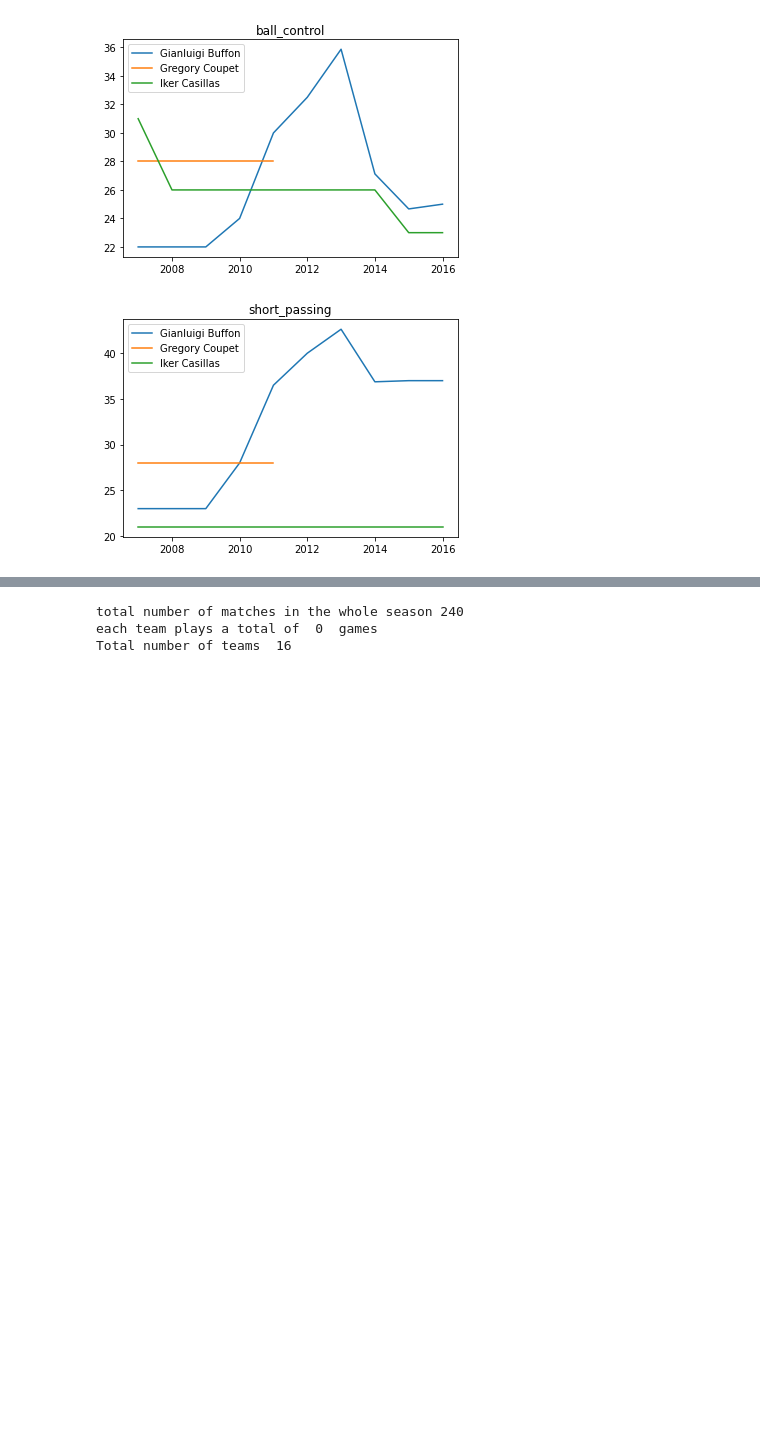
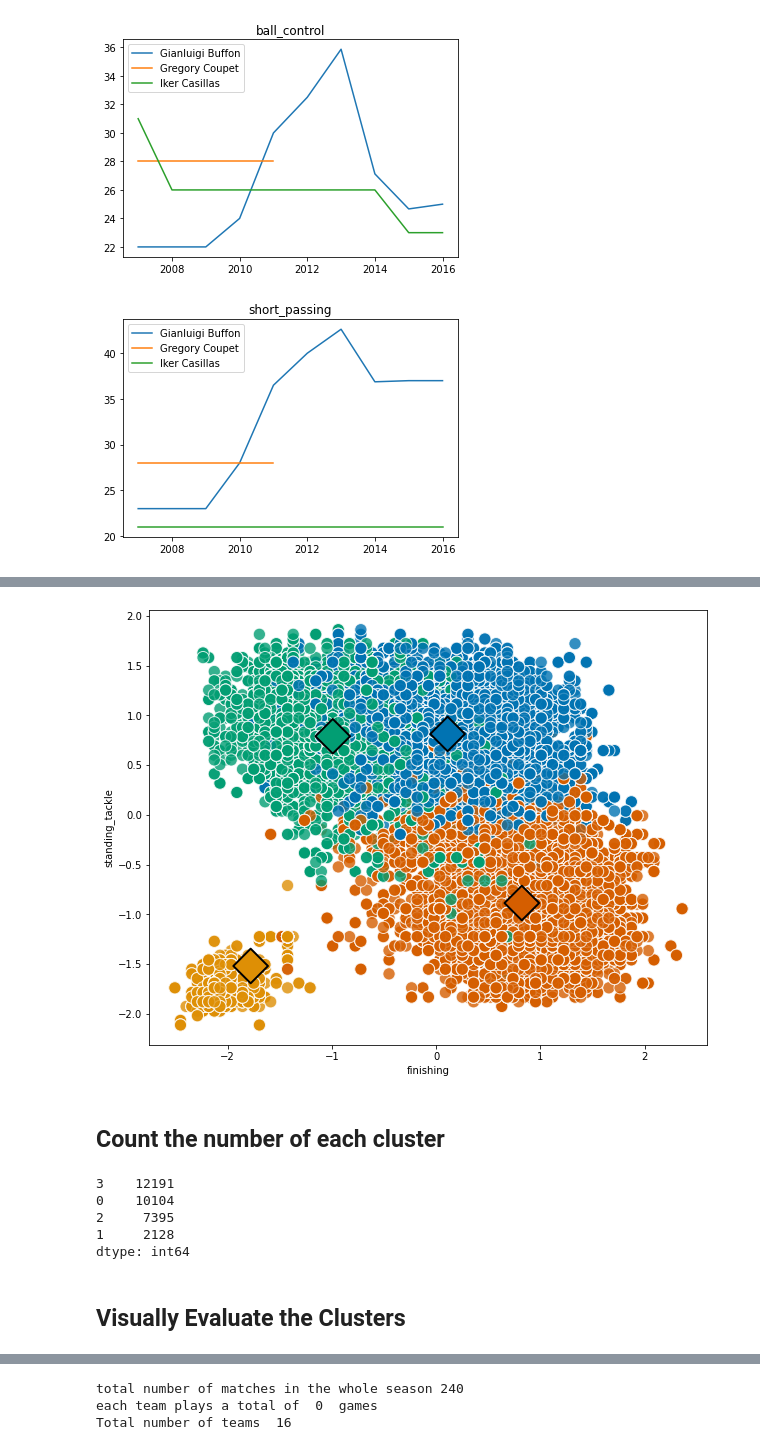
Before and after one commit to mamerchandmedi/Field_positions_classification, a Jupyter notebook: SQL_ADV.ipynb, the cells around one changed output, grey strips where cells are left out. Drawn from its saved outputs; the diff is of its cells as text; code cells hidden in the pictures; blank space fills up the shorter version.

```diff
--- a/SQL_ADV.ipynb
+++ b/SQL_ADV.ipynb
@@ -353,0 +307,12 @@ df[df.position==midfield].iloc[40:50]
+# %%
+features = ['crossing', 'finishing', 'heading_accuracy',
+            'short_passing', 'volleys', 'dribbling', 'curve', 'free_kick_accuracy',
+            'long_passing', 'ball_control', 'acceleration', 'sprint_speed',
+            'agility', 'reactions', 'balance', 'shot_power', 'jumping', 'stamina',
+            'strength', 'long_shots', 'aggression', 'interceptions', 'positioning',
+            'vision', 'penalties', 'marking', 'standing_tackle', 'sliding_tackle',
+            'gk_diving', 'gk_handling', 'gk_kicking', 'gk_positioning',
+            'gk_reflexes','height', 'weight']
+
+cluster_centers = pd.DataFrame(centroids, columns = features)
+cluster_centers
@@ -353,0 +338,39 @@ df[df.position==midfield].iloc[40:50]
+# %%
+
+# Set the figure size
+plt.figure(figsize=(10, 8))
+
+#Plot the Clusters
+ax = sns.scatterplot(data = x,
+                     x = 'finishing',
+                     y = 'standing_tackle',
+                     hue =labels,
+                     palette = 'colorblind',
+                     alpha = 0.8,
+                     s = 150,
+                     legend = False)
+
+#Plot the Centroids
+ax = sns.scatterplot(data = cluster_centers,
+                     x = 'finishing',
+                     y = 'standing_tackle',
+                     hue = cluster_centers.index,
+                     palette = 'colorblind',
+                     s = 600,
+                     marker = 'D',
+                     ec = 'black',
+                     legend = False)
+# %% [output]
+[figure, added]
+# %% [markdown]
+## Count the number of each cluster
+# %%
+pd.Series(labels).value_counts()
+# %% [output]
+3    12191
+0    10104
+2     7395
+1     2128
+dtype: int64
+# %% [markdown]
+## Visually Evaluate the Clusters
```
Also changed, not shown: parts of 31 cells of this notebook.
